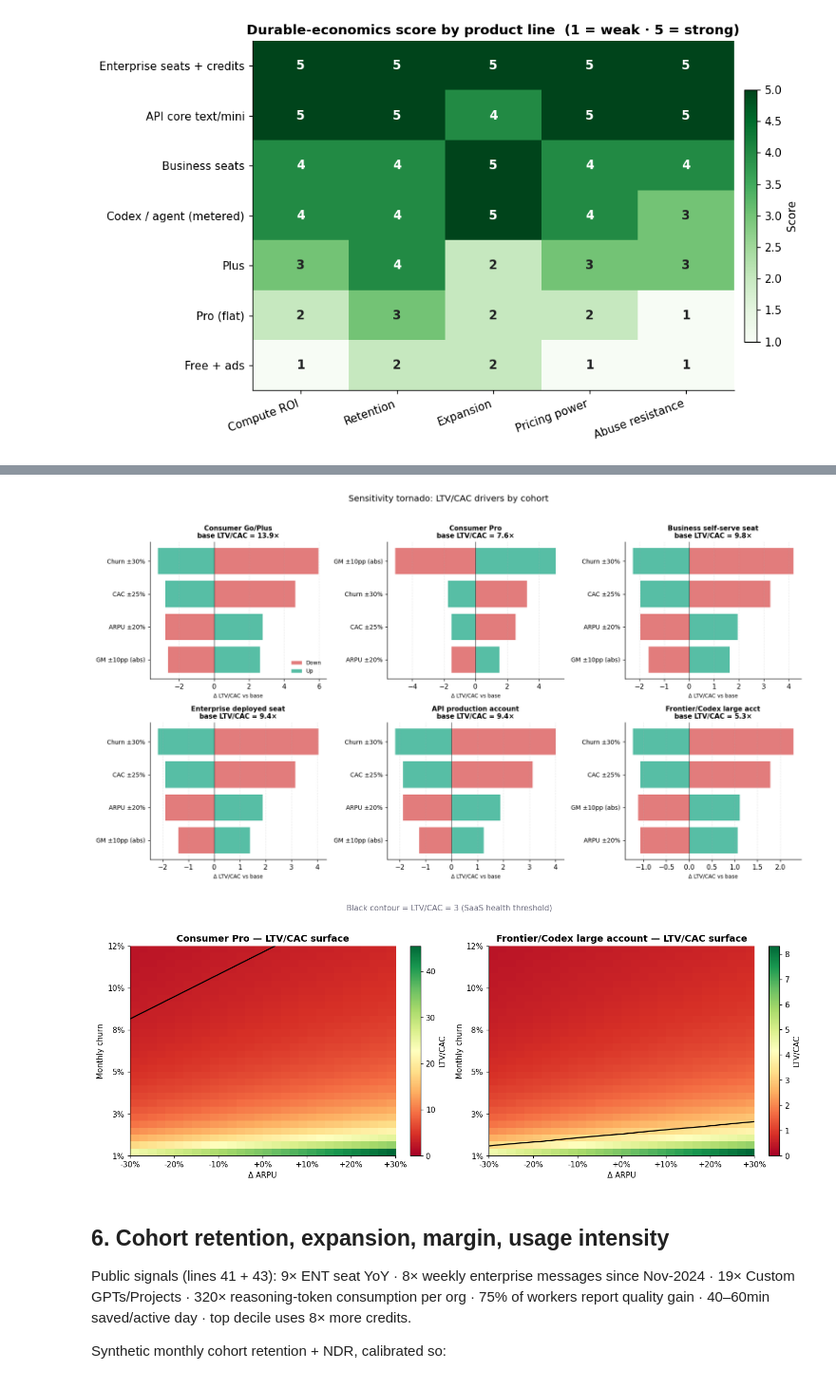
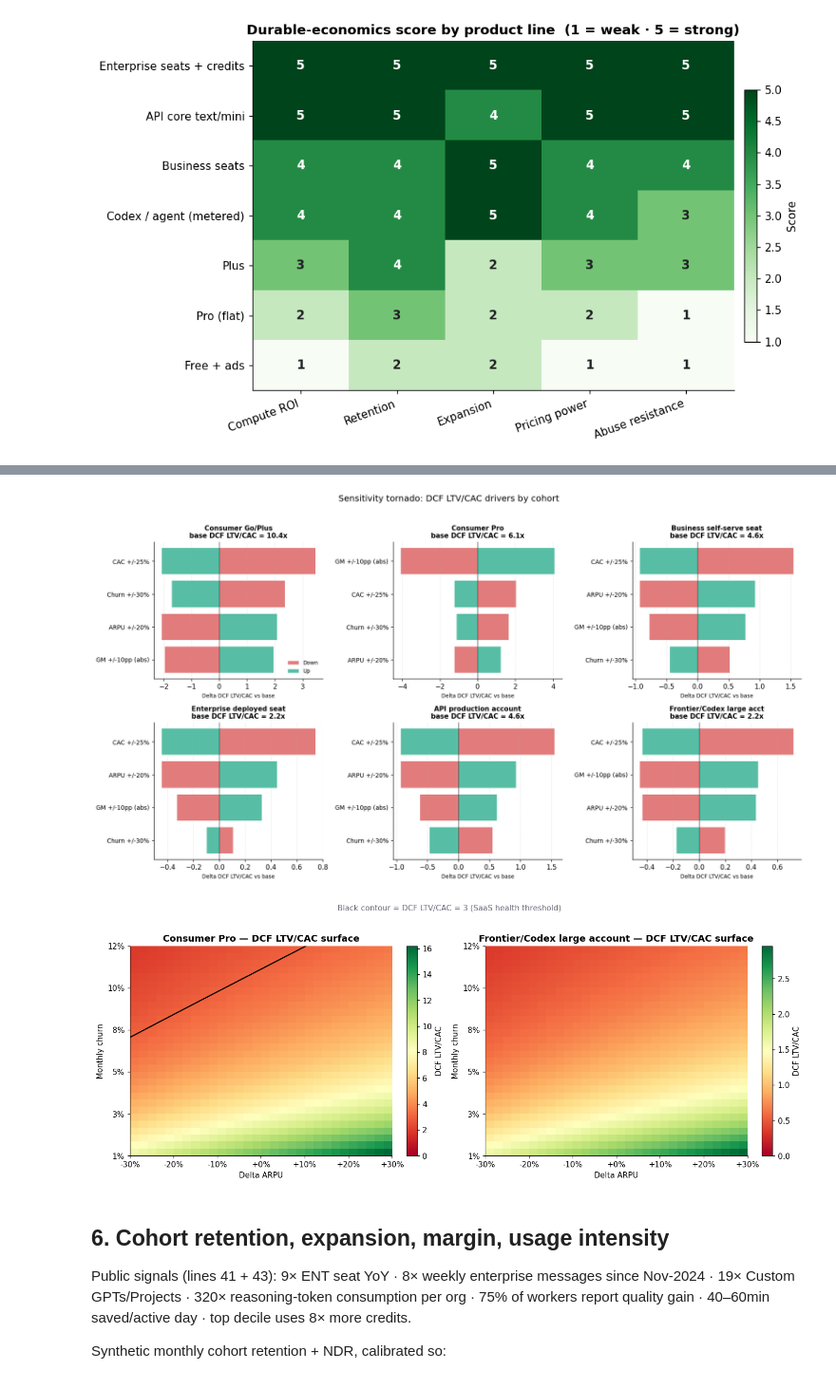
Before and after one commit to xjrmh/openai-strategic-finance, a Jupyter notebook: openai_stratfin_analysis.ipynb, the cells around one changed output, grey strips where cells are left out. Shown at 95% size. Cells and saved outputs as stored; diff of their text form; code cells hidden in the pictures.

```diff
--- a/openai_stratfin_analysis.ipynb
+++ b/openai_stratfin_analysis.ipynb
@@ -477,14 +500,17 @@ for _, r in cmp.iterrows():
 # %%
-# 5.2 Tornado small multiples (one per cohort)
+# 5.2 Tornado small multiples (one per cohort), using DCF LTV/CAC for decisioning
 SWEEPS = [
-    ('arpu',  0.20, 'ARPU ±20%'),
-    ('churn', 0.30, 'Churn ±30%'),
-    ('gm',    0.10, 'GM ±10pp (abs)'),
-    ('cac',   0.25, 'CAC ±25%'),
+    ('arpu',  0.20, 'ARPU +/-20%'),
+    ('churn', 0.30, 'Churn +/-30%'),
+    ('gm',    0.10, 'GM +/-10pp (abs)'),
+    ('cac',   0.25, 'CAC +/-25%'),
 ]
 
+def cohort_ltv_cac_dcf(row):
+    return ltv_dcf(row.arpu, row.gm, row.churn) / row.cac
+
 def tornado_for(row):
-    base = ltv_simple(row.arpu, row.gm, row.churn) / row.cac
+    base = cohort_ltv_cac_dcf(row)
     out = []
     for var, delta, label in SWEEPS:
         lo, hi = dict(row), dict(row)
@@ -492,8 +518,8 @@ def tornado_for(row):
             lo['gm'], hi['gm'] = max(0.01, row.gm - delta), min(0.99, row.gm + delta)
         else:
             lo[var], hi[var] = row[var] * (1 - delta), row[var] * (1 + delta)
-        v_lo = ltv_simple(lo['arpu'], lo['gm'], lo['churn']) / lo['cac']
-        v_hi = ltv_simple(hi['arpu'], hi['gm'], hi['churn']) / hi['cac']
+        v_lo = ltv_dcf(lo['arpu'], lo['gm'], lo['churn']) / lo['cac']
+        v_hi = ltv_dcf(hi['arpu'], hi['gm'], hi['churn']) / hi['cac']
         out.append((label, v_lo - base, v_hi - base))
     return base, out
 
@@ -510,44 +536,44 @@ for ax, (_, row) in zip(axes.flat, COHORTS.iterrows()):
     ax.set_yticks(y, labels, fontsize=9)
     ax.invert_yaxis()
     ax.axvline(0, color=PALETTE['ink'], lw=0.6)
-    ax.set_title(f"{row.cohort}\nbase LTV/CAC = {base:.1f}×", fontsize=10)
-    ax.set_xlabel('Δ LTV/CAC vs base', fontsize=8)
+    ax.set_title(f"{row.cohort}\nbase DCF LTV/CAC = {base:.1f}x", fontsize=10)
+    ax.set_xlabel('Delta DCF LTV/CAC vs base', fontsize=8)
     ax.grid(axis='x', alpha=0.25)
 axes.flat[0].legend(loc='lower right', frameon=False, fontsize=8)
-plt.suptitle('Sensitivity tornado: LTV/CAC drivers by cohort', y=1.02, fontsize=13)
+plt.suptitle('Sensitivity tornado: DCF LTV/CAC drivers by cohort', y=1.02, fontsize=13)
 plt.tight_layout()
 plt.show()
 # %% [output]
-[figure, old version]
+[figure, new version]
 # %%
-# 5.3 2D heatmap for the two fragile cohorts: Pro and Frontier/Codex
+# 5.3 2D heatmap for the two fragile cohorts: Pro and Frontier/Codex, using DCF LTV/CAC
 def heatmap_2d(ax, cohort_row, churn_grid, arpu_mult_grid, title):
     Z = np.zeros((len(churn_grid), len(arpu_mult_grid)))
     for i, c in enumerate(churn_grid):
         for j, m in enumerate(arpu_mult_grid):
-            Z[i, j] = ltv_simple(cohort_row.arpu * m, cohort_row.gm, c) / cohort_row.cac
+            Z[i, j] = ltv_dcf(cohort_row.arpu * m, cohort_row.gm, c) / cohort_row.cac
     im = ax.imshow(Z, aspect='auto', origin='lower', cmap='RdYlGn',
                    extent=[arpu_mult_grid[0]-1, arpu_mult_grid[-1]-1,
                            churn_grid[0], churn_grid[-1]], vmin=0, vmax=Z.max())
     ax.contour(np.linspace(arpu_mult_grid[0]-1, arpu_mult_grid[-1]-1, len(arpu_mult_grid)),
                churn_grid, Z, levels=[3], colors='black', linewidths=1.5)
-    ax.set_xlabel('Δ ARPU')
+    ax.set_xlabel('Delta ARPU')
     ax.set_ylabel('Monthly churn')
     ax.set_xticks(np.linspace(-0.30, 0.30, 7))
     ax.set_xticklabels([f"{x:+.0%}" for x in np.linspace(-0.30, 0.30, 7)])
     ax.set_yticks(np.linspace(0.01, 0.12, 6))
     ax.set_yticklabels([f"{y:.0%}" for y in np.linspace(0.01, 0.12, 6)])
     ax.set_title(title)
-    plt.colorbar(im, ax=ax, fraction=0.04, label='LTV/CAC')
+    plt.colorbar(im, ax=ax, fraction=0.04, label='DCF LTV/CAC')
 
 fig, axes = plt.subplots(1, 2, figsize=(13, 5))
 churn_grid = np.linspace(0.01, 0.12, 30)
 arpu_mult_grid = np.linspace(0.70, 1.30, 30)
-heatmap_2d(axes[0], COHORTS.iloc[1], churn_grid, arpu_mult_grid, 'Consumer Pro — LTV/CAC surface')
-heatmap_2d(axes[1], COHORTS.iloc[5], churn_grid, arpu_mult_grid, 'Frontier/Codex large account — LTV/CAC surface')
-plt.suptitle('Black contour = LTV/CAC = 3 (SaaS health threshold)', y=1.02, fontsize=10, color=PALETTE['slate'])
+heatmap_2d(axes[0], COHORTS.iloc[1], churn_grid, arpu_mult_grid, 'Consumer Pro — DCF LTV/CAC surface')
+heatmap_2d(axes[1], COHORTS.iloc[5], churn_grid, arpu_mult_grid, 'Frontier/Codex large account — DCF LTV/CAC surface')
+plt.suptitle('Black contour = DCF LTV/CAC = 3 (SaaS health threshold)', y=1.02, fontsize=10, color=PALETTE['slate'])
 plt.tight_layout()
 plt.show()
 # %% [output]
-[figure, old version]
+[figure, new version]
 # %%
```
Also changed, not shown: parts of 24 cells of this notebook, 1 other file.
